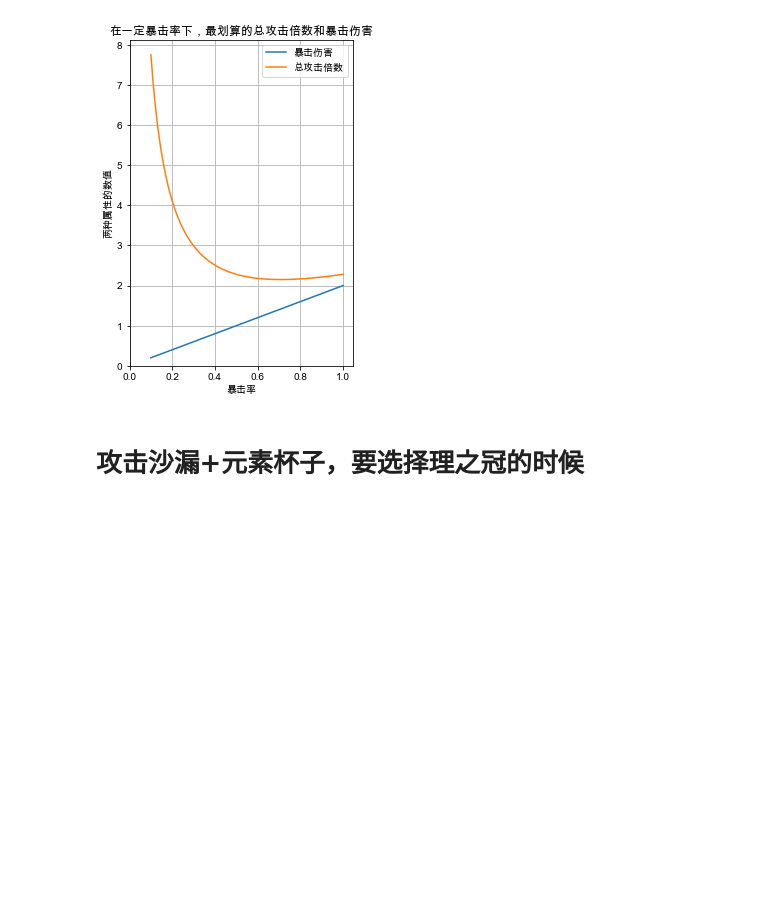
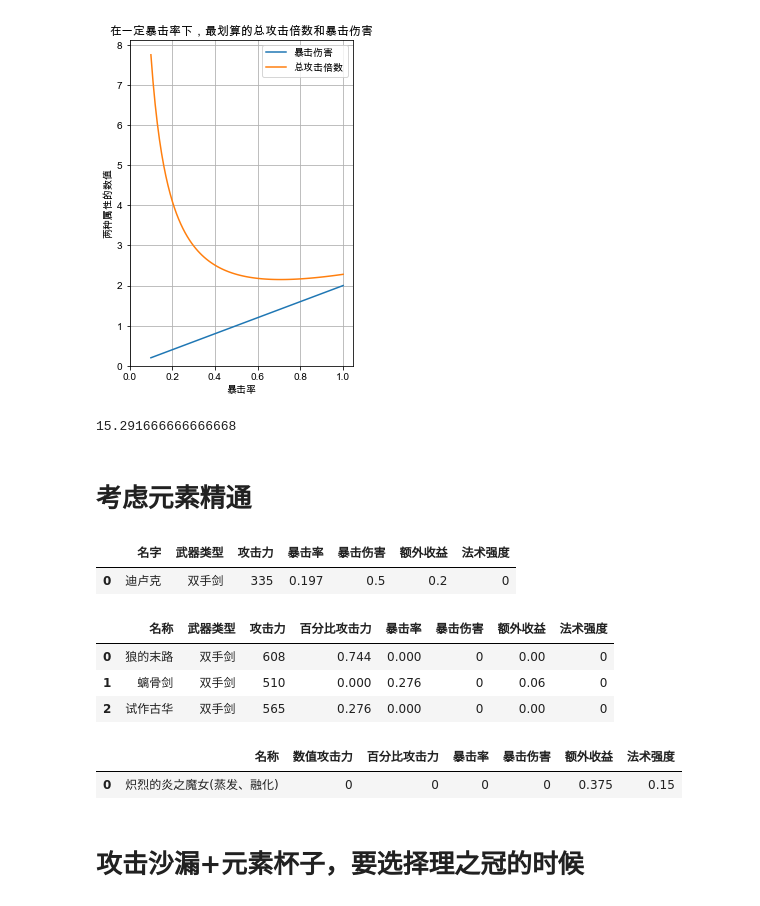
Before and after one commit to Crayon-ShinChan/Genshin, a Jupyter notebook: demage.ipynb, the cells around one changed output. Drawn from its saved outputs; the diff is of its cells as text; code cells hidden in the pictures; blank space fills up the shorter version.

```diff
--- a/demage.ipynb
+++ b/demage.ipynb
@@ -232,3 +215,51 @@ ax.set_xlim(0)
 ax.grid()
 # %% [output]
 [figure]
+# %%
+36.7/2.4
+# %% [output]
+15.291666666666668
+# %% [markdown]
+# 考虑元素精通
+# %%
+characters = pd.DataFrame(
+    [
+        ['迪卢克', '双手剑', 335, .005 + .192, 0.5, .2, 0],
+    ],
+    columns=['名字', '武器类型', '攻击力', '暴击率', '暴击伤害', '额外收益', '法术强度'],
+)
+
+characters
+# %% [output]
+|  | 名字 | 武器类型 | 攻击力 | 暴击率 | 暴击伤害 | 额外收益 | 法术强度 |
+| 0 | 迪卢克 | 双手剑 | 335 | 0.197 | 0.5 | 0.2 | 0 |
+# %%
+weapons = pd.DataFrame(
+    [
+        ['狼的末路', '双手剑', 608, .496 + .2 + .12*12/30, 0, 0, 0, 0],
+        ['螭骨剑', '双手剑', 510, 0, .276, 0, .06, 0],
+        ['试作古华', '双手剑', 565, .276, 0, 0, 0, 0],
+
+    ],
+    columns=['名称', '武器类型', '攻击力', '百分比攻击力', '暴击率', '暴击伤害', '额外收益', '法术强度'],
+)
+
+weapons
+# %% [output]
+|  | 名称 | 武器类型 | 攻击力 | 百分比攻击力 | 暴击率 | 暴击伤害 | 额外收益 | 法术强度 |
+| 0 | 狼的末路 | 双手剑 | 608 | 0.744 | 0.000 | 0 | 0.00 | 0 |
+| 1 | 螭骨剑 | 双手剑 | 510 | 0.000 | 0.276 | 0 | 0.06 | 0 |
+| 2 | 试作古华 | 双手剑 | 565 | 0.276 | 0.000 | 0 | 0.00 | 0 |
+# %%
+artifacts = pd.DataFrame(
+    [
+        ['炽烈的炎之魔女(蒸发、融化)', 0, 0, 0, 0, .15 + .075*3, .15],
+
+    ],
+    columns=['名称', '数值攻击力', '百分比攻击力', '暴击率', '暴击伤害', '额外收益', '法术强度'],
+)
+
+artifacts
+# %% [output]
+|  | 名称 | 数值攻击力 | 百分比攻击力 | 暴击率 | 暴击伤害 | 额外收益 | 法术强度 |
+| 0 | 炽烈的炎之魔女(蒸发、融化) | 0 | 0 | 0 | 0 | 0.375 | 0.15 |
```
Also changed, not shown: parts of 11 cells of this notebook, 3 other files.
